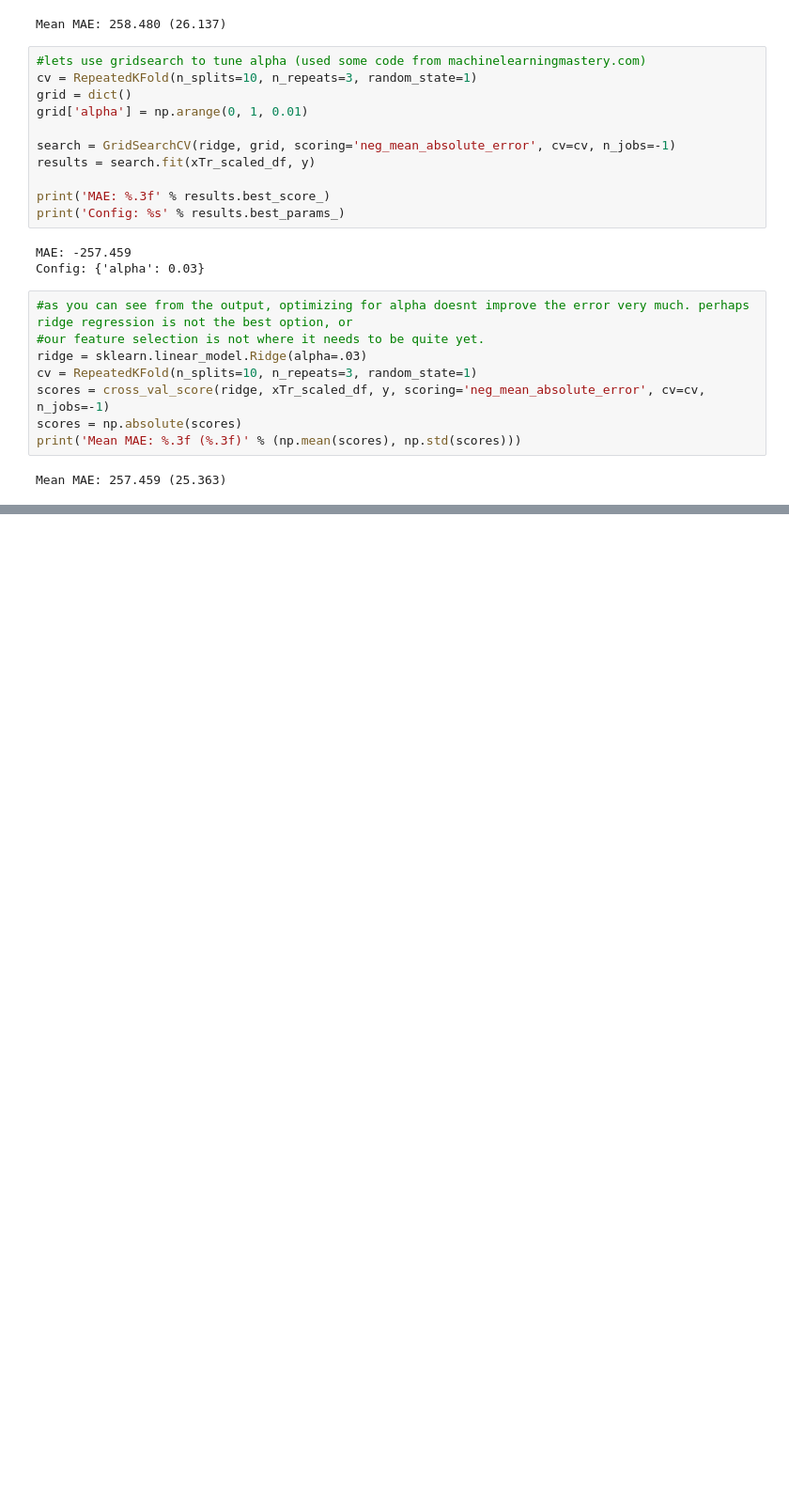
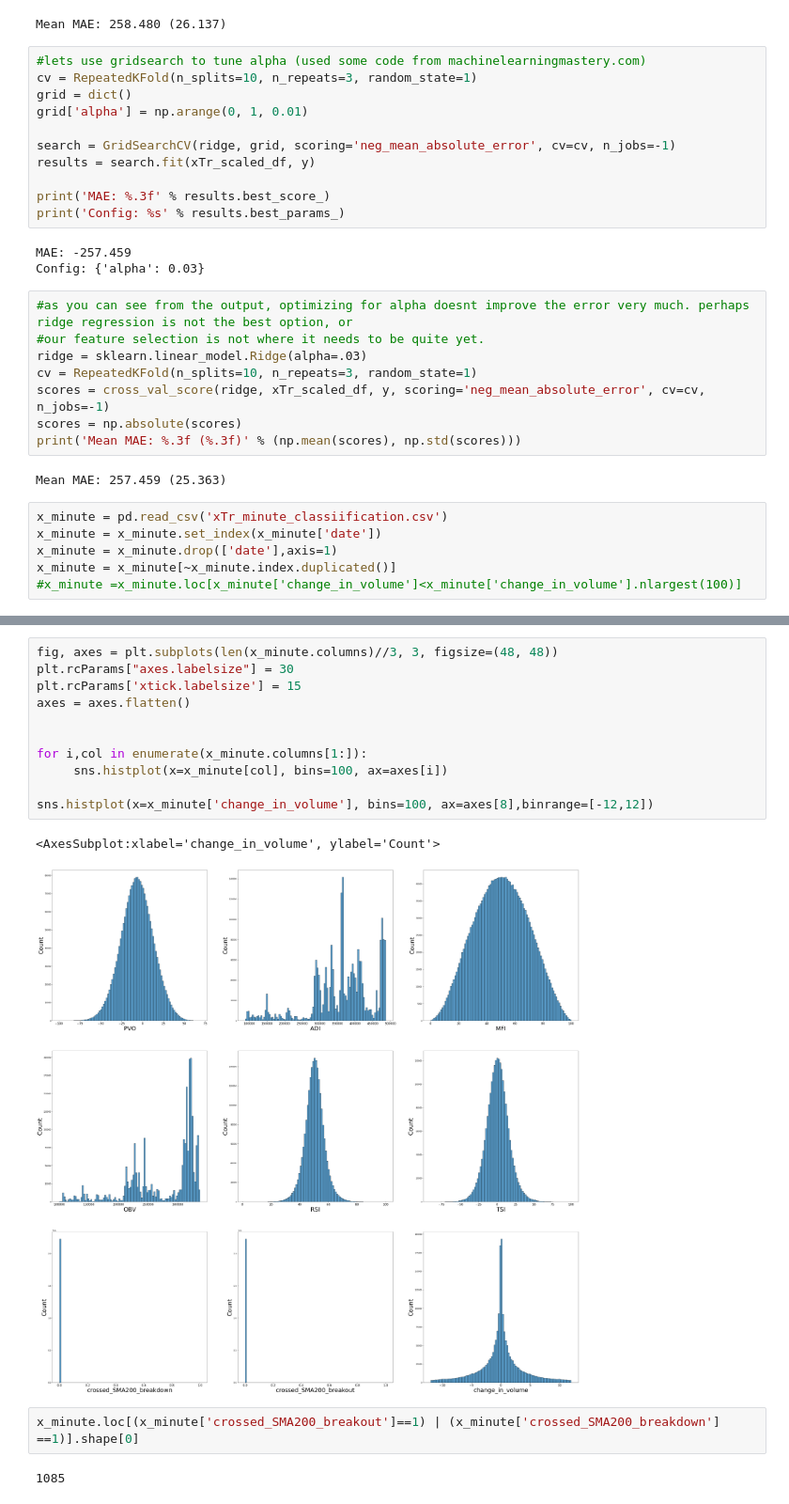
Before and after one commit to manuhanu/ORIE-5741-project, a Jupyter notebook: data/bitcoin_eda.ipynb, the cells around one changed output, grey strips where cells are left out. Shown at 94% size. Cells and saved outputs as stored; diff of their text form; blank space fills up the shorter version.

```diff
--- a/data/bitcoin_eda.ipynb
+++ b/data/bitcoin_eda.ipynb
@@ -144,3 +144,9 @@ scores = np.absolute(scores)
 print('Mean MAE: %.3f (%.3f)' % (np.mean(scores), np.std(scores)))
 # %% [output]
 Mean MAE: 257.459 (25.363)
+# %%
+x_minute = pd.read_csv('xTr_minute_classiification.csv')
+x_minute = x_minute.set_index(x_minute['date'])
+x_minute = x_minute.drop(['date'],axis=1)
+x_minute = x_minute[~x_minute.index.duplicated()]
+#x_minute =x_minute.loc[x_minute['change_in_volume']<x_minute['change_in_volume'].nlargest(100)]
@@ -146,0 +166,18 @@ Mean MAE: 257.459 (25.363)
+# %%
+fig, axes = plt.subplots(len(x_minute.columns)//3, 3, figsize=(48, 48))
+plt.rcParams["axes.labelsize"] = 30
+plt.rcParams['xtick.labelsize'] = 15
+axes = axes.flatten()
+
+
+for i,col in enumerate(x_minute.columns[1:]):
+     sns.histplot(x=x_minute[col], bins=100, ax=axes[i])
+
+sns.histplot(x=x_minute['change_in_volume'], bins=100, ax=axes[8],binrange=[-12,12])
+# %% [output]
+<AxesSubplot:xlabel='change_in_volume', ylabel='Count'>
+[figure, added]
+# %%
+x_minute.loc[(x_minute['crossed_SMA200_breakout']==1) | (x_minute['crossed_SMA200_breakdown'] ==1)].shape[0]
+# %% [output]
+1085
```
Also changed, not shown: parts of 26 cells of this notebook.
